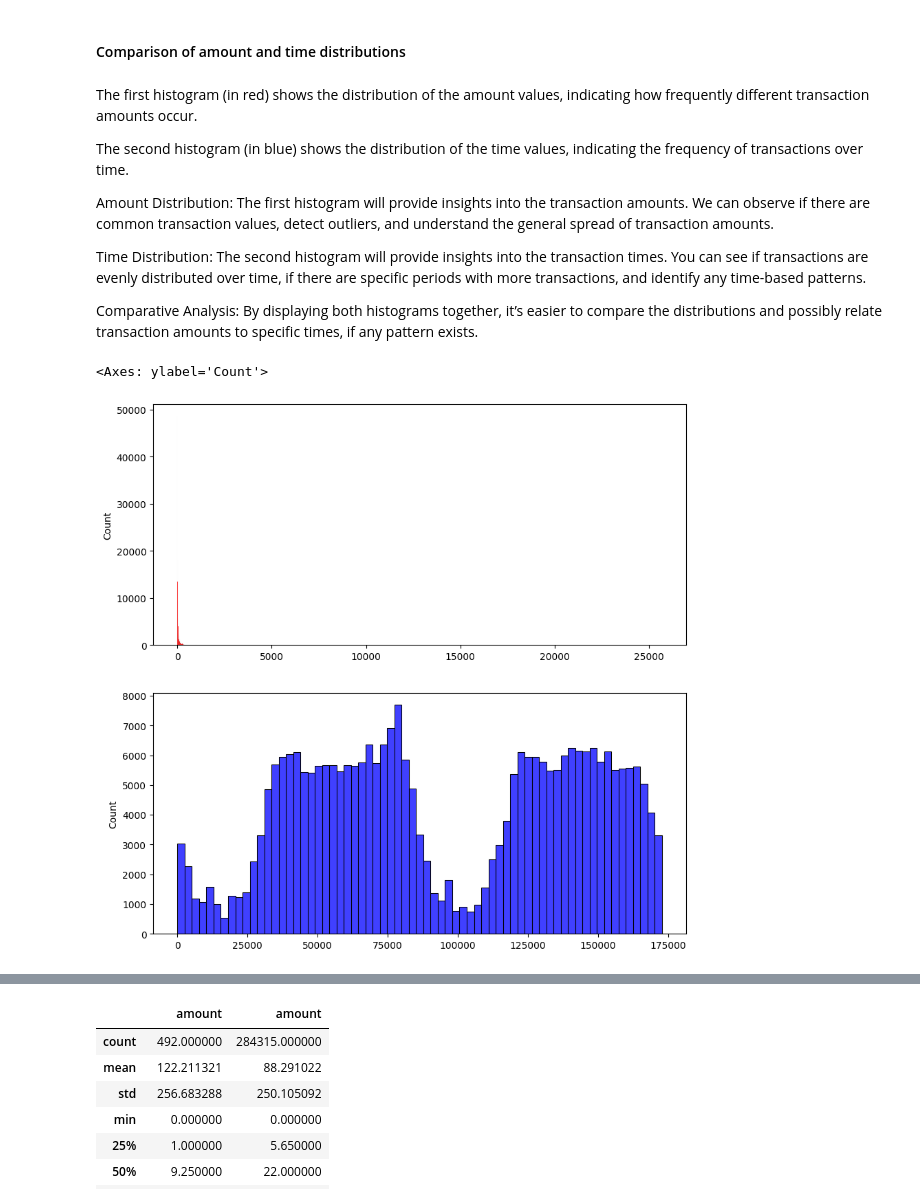
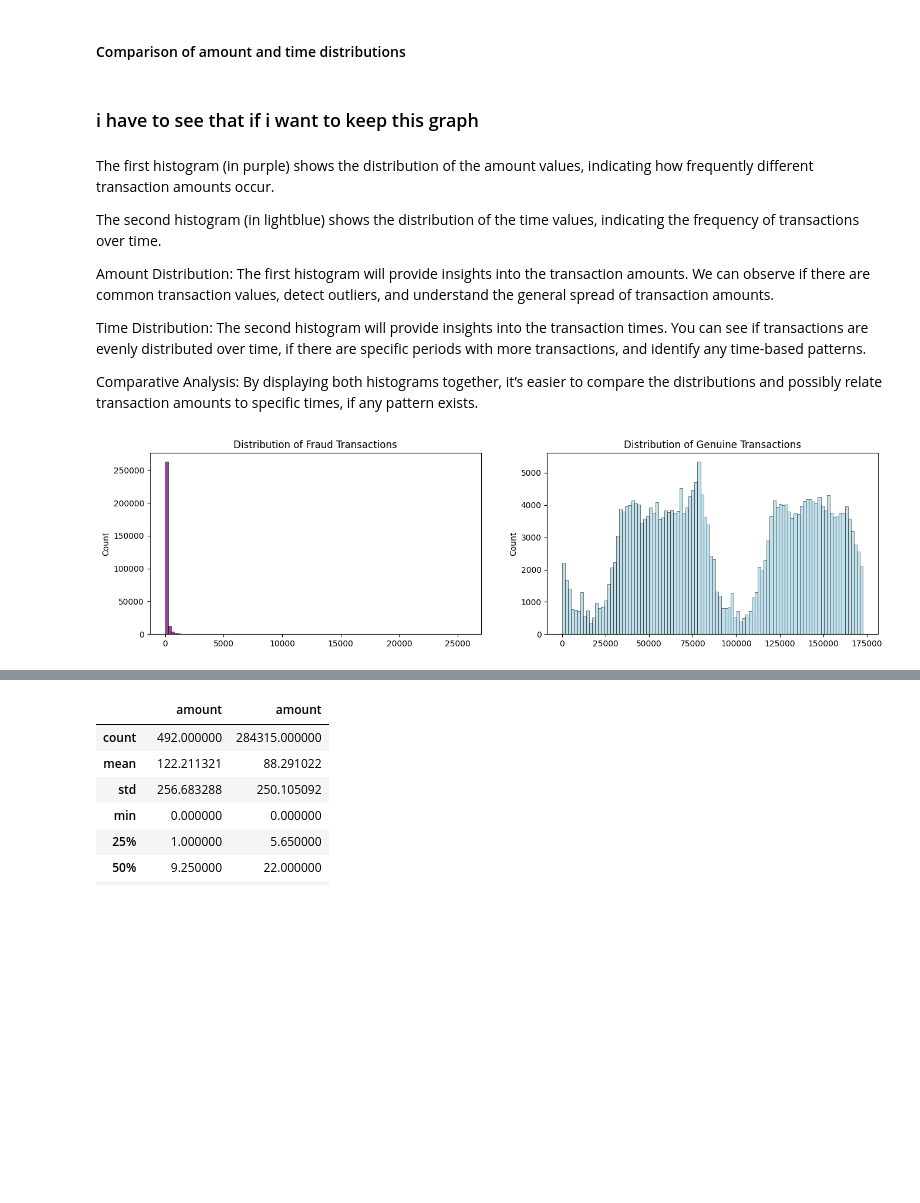
Before and after one commit to WildCodeWolf/Your-Data-Is-Mine, a Jupyter notebook: CreditCardEDA.ipynb, the cells around one changed output, grey strips where cells are left out. Cells and saved outputs as stored; diff of their text form; code cells hidden in the pictures; blank space fills up the shorter version.

```diff
--- a/CreditCardEDA.ipynb
+++ b/CreditCardEDA.ipynb
@@ -246,0 +313,16 @@ df.corrwith(df['class']).sort_values(ascending=False).plot.bar(
+# %%
+
+# Sample data
+data = {'transaction_amount': [10, 20, 30, 40, 50, 60, 70, 80, 90, 100, 200, 300]}
+df = pd.DataFrame(data)
+
+# Calculate Z-scores
+df['z_score'] = (df['transaction_amount'] - df['transaction_amount'].mean()) / df['transaction_amount'].std()
+
+# Identify outliers
+outliers = df[(df['z_score'] > 3) | (df['z_score'] < -3)]
+print("Outliers:\n", outliers)
+
+# Optionally, exclude outliers from the dataset
+df_no_outliers = df[(df['z_score'] <= 3) & (df['z_score'] >= -3)]
+print("Data without outliers:\n", df_no_outliers)
@@ -314,10 +492,12 @@ plt.show()
 #### By leveraging the 'Time' data effectively in EDA process, we can uncover temporal patterns, analyze transaction behavior over different time intervals, and gain insights that are valuable for detecting fraudulent activities in credit card transactions
 # %% [markdown]
 #### Comparison of amount and time distributions
+# %% [markdown]
+### i have to see that if i want to keep this graph
 # %% [markdown]
-The first histogram (in red) shows the distribution of the amount values, indicating how frequently different transaction amounts occur.
+The first histogram (in purple) shows the distribution of the amount values, indicating how frequently different transaction amounts occur.
 
-The second histogram (in blue) shows the distribution of the time values, indicating the frequency of transactions over time.
+The second histogram (in lightblue) shows the distribution of the time values, indicating the frequency of transactions over time.
 
 Amount Distribution: The first histogram will provide insights into the transaction amounts. We can observe if there are common transaction values, detect outliers, and understand the general spread of transaction amounts.
 
@@ -325,13 +505,16 @@ Time Distribution: The second histogram will provide insights into the transacti
 
 Comparative Analysis: By displaying both histograms together, it’s easier to compare the distributions and possibly relate transaction amounts to specific times, if any pattern exists.
 # %%
-fig, ax= plt.subplots(2,1, figsize=(10,10))
+fig, axs = plt.subplots(ncols=2,figsize=(16,4))
+amount1= df['amount'].values
+time1= df['time'].values
 
-amount= df['amount'].values
-time= df['time'].values
+sns.histplot(amount1, bins=100, ax=axs[0], color= 'purple')
+axs[0].set_title("Distribution of Fraud Transactions")
 
-sns.histplot(amount,ax=ax[0], color='red')
-sns.histplot(time,ax=ax[1],color='blue')
+sns.histplot(time1, bins=100, ax=axs[1] , color= 'lightblue')
+axs[1].set_title("Distribution of Genuine Transactions")
+
+plt.show()
 # %% [output]
-<Axes: ylabel='Count'>
-[figure, old version]
+[figure, new version]
```
Also changed, not shown: parts of 46 cells of this notebook.
